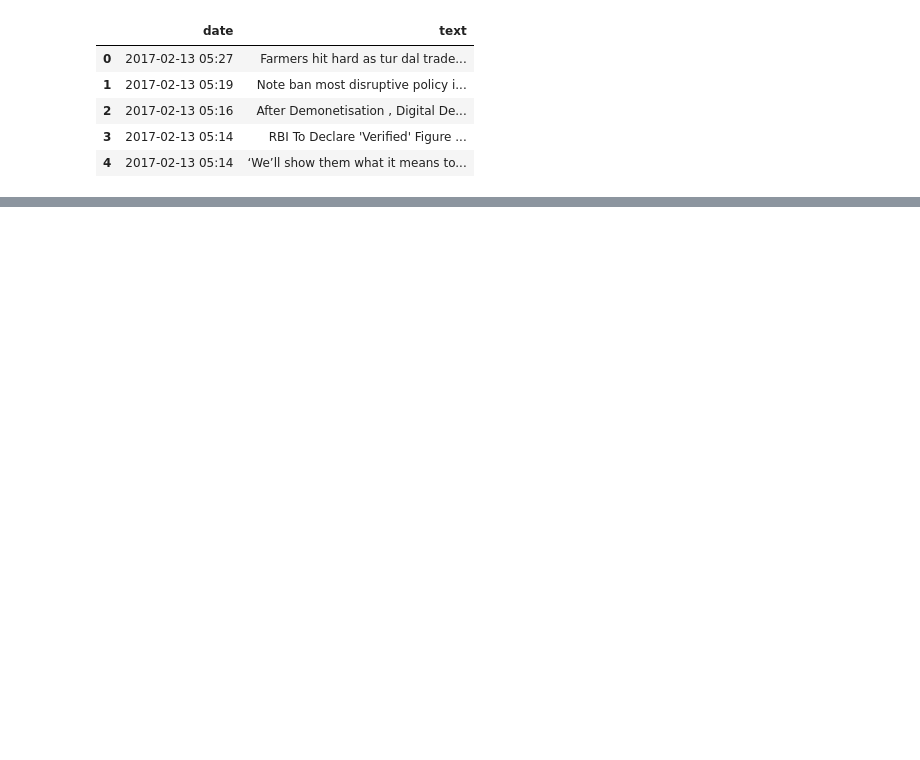
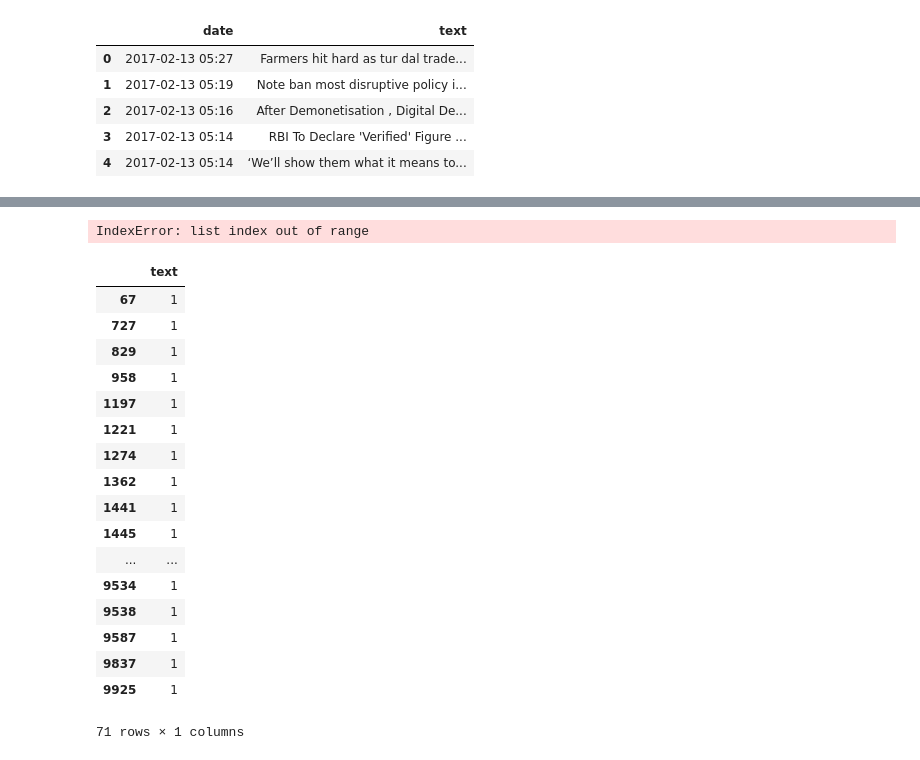
Before and after one commit to JiteshPshah/Twitter-Mining, a Jupyter notebook: Twitter_mining.ipynb, the cells around one changed output, grey strips where cells are left out. Saved outputs shown, nothing was run; the diff lists cells and outputs as text; code cells hidden in the pictures; blank space fills up the shorter version.

```diff
--- a/Twitter_mining.ipynb
+++ b/Twitter_mining.ipynb
@@ -110,0 +207,47 @@ IndexError: string index out of range
+# %%
+from wordcloud import WordCloud, STOPWORDS
+Tweets_WithDate['text_new'] = ''
+def wordcloud(tweets):
+    a = pd.DataFrame(Tweets_WithDate['text'].str.contains("blackmoney").astype(int))
+    b = list(a[a['text']==1].index.values)
+    stopwords = set(STOPWORDS)
+    stopwords.add("https")
+    stopwords.add("00A0")
+    stopwords.add("00BD")
+    stopwords.add("00B8")
+    stopwords.add("ed")
+    stopwords.add("demonetization")
+    stopwords.add("Demonetization co")
+    stopwords.add("lakh")
+    wordcloud = WordCloud(background_color="white",stopwords=stopwords,random_state = 2016).generate(" ".join([i for i in tweets.ix[b,:]['text_new'].str.upper()]))
+    plt.imshow(wordcloud)
+    plt.axis("off")
+    plt.title("Tweets with word 'black money'")
+
+wordcloud(Tweets_WithDate)
+# %% [output]
+IndexError: list index out of range
+# %%
+a = pd.DataFrame(Tweets_WithDate['text'].str.contains("blackmoney").astype(int))
+#test=a['text']==1
+a[a['text']==1]
+#Tweets_WithDate[index]
+# %% [output]
+|  | text |
+| 67 | 1 |
+| 727 | 1 |
+| 829 | 1 |
+| 958 | 1 |
+| 1197 | 1 |
+| 1221 | 1 |
+| 1274 | 1 |
+| 1362 | 1 |
+| 1441 | 1 |
+| 1445 | 1 |
+| ... | ... |
+| 9534 | 1 |
+| 9538 | 1 |
+| 9587 | 1 |
+| 9837 | 1 |
+| 9925 | 1 |
+71 rows × 1 columns
```
Also changed, not shown: parts of 30 cells of this notebook.
